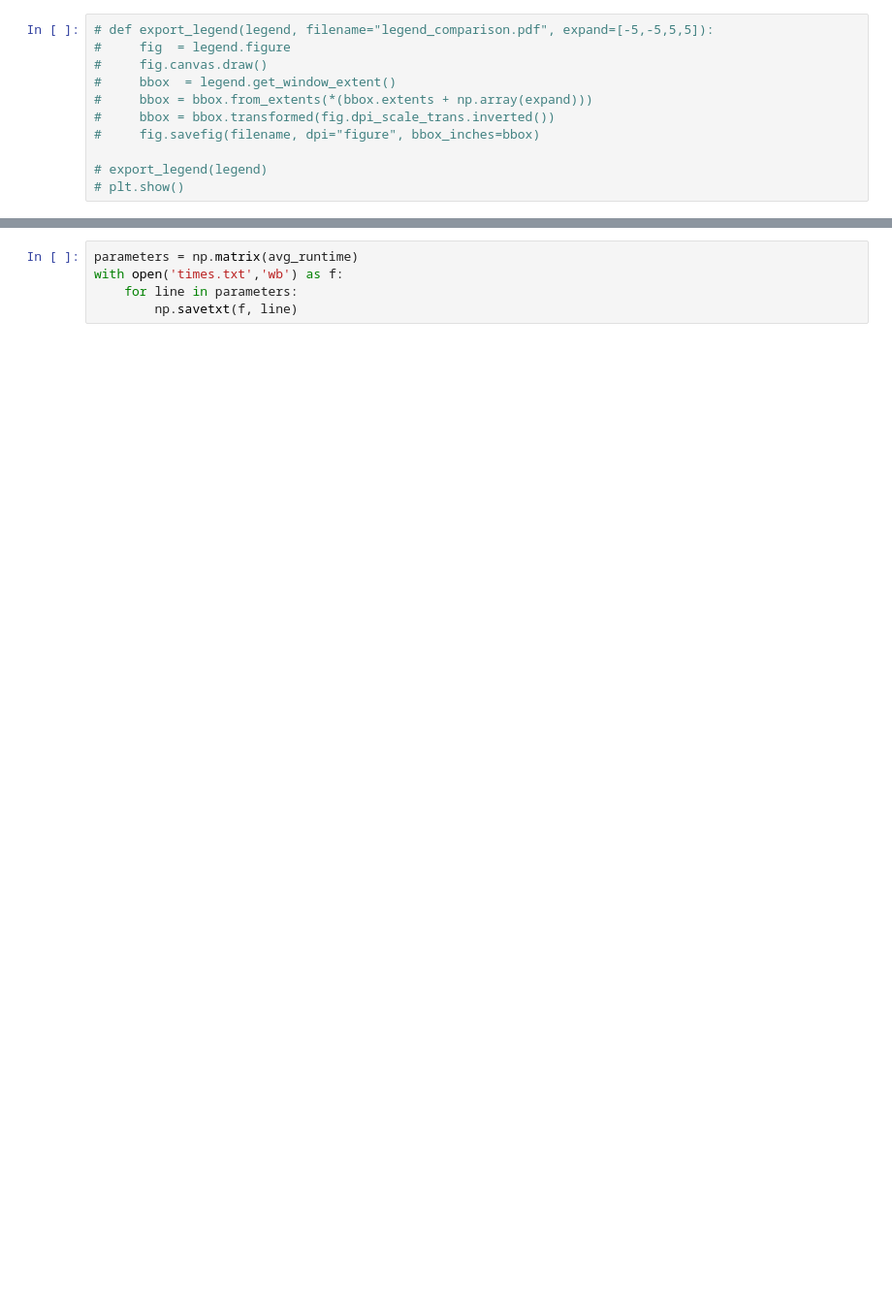
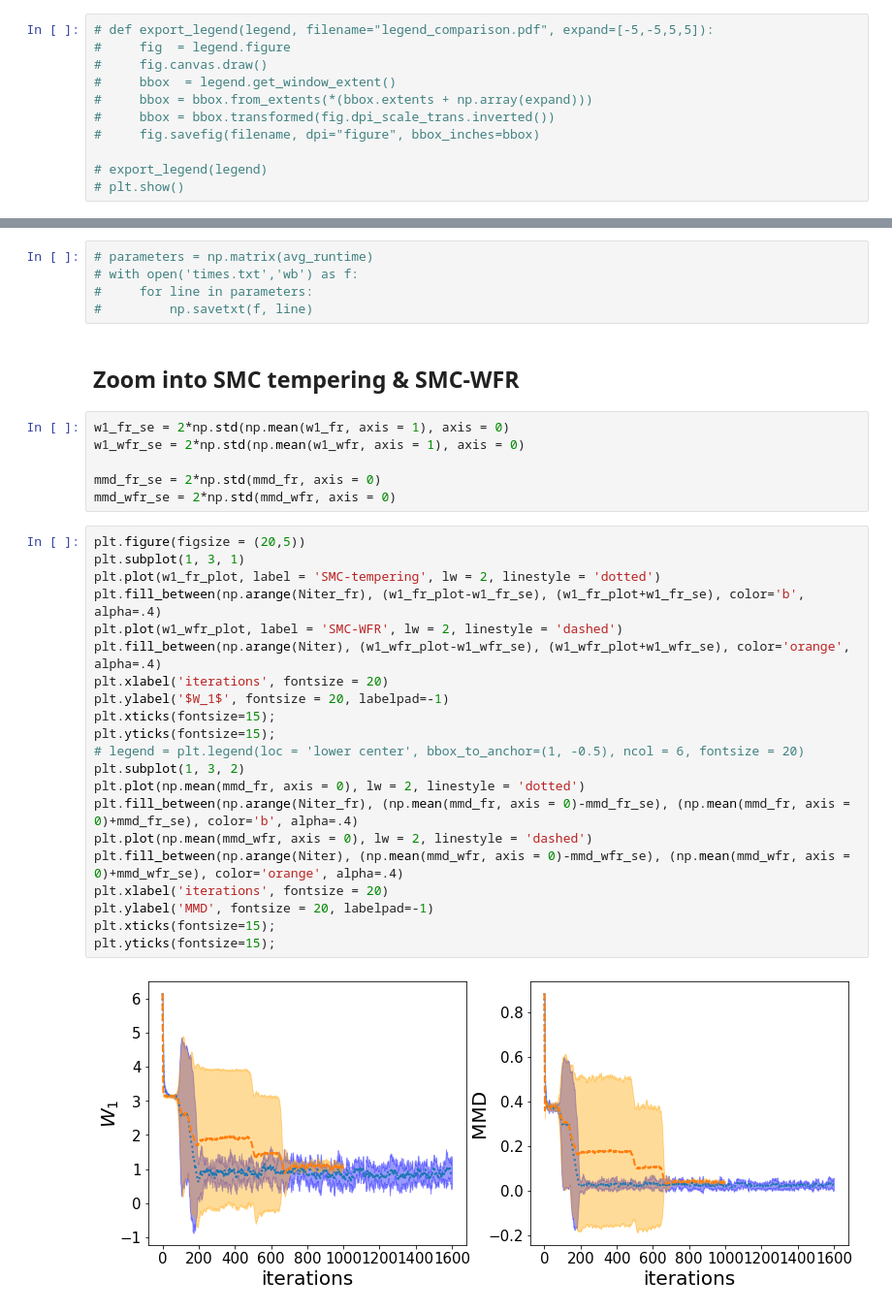
Before and after one commit to FrancescaCrucinio/SMC-WFR, a Jupyter notebook: GaussianMixture/GaussianMixture2D_FlowComparison.ipynb, the cells around one changed output, grey strips where cells are left out. Shown: that part at 97% size. Cells and saved outputs as stored; diff of their text form; blank space fills up the shorter version.

```diff
--- a/GaussianMixture/GaussianMixture2D_FlowComparison.ipynb
+++ b/GaussianMixture/GaussianMixture2D_FlowComparison.ipynb
@@ -415,5 +422,36 @@ with open('w1_smcmala.txt','wb') as f:
 # %%
-parameters = np.matrix(avg_runtime)
-with open('times.txt','wb') as f:
-    for line in parameters:
-        np.savetxt(f, line)
+# parameters = np.matrix(avg_runtime)
+# with open('times.txt','wb') as f:
+#     for line in parameters:
+#         np.savetxt(f, line)
+# %% [markdown]
+## Zoom into SMC tempering & SMC-WFR
+# %%
+w1_fr_se = 2*np.std(np.mean(w1_fr, axis = 1), axis = 0)
+w1_wfr_se = 2*np.std(np.mean(w1_wfr, axis = 1), axis = 0)
+
+mmd_fr_se = 2*np.std(mmd_fr, axis = 0)
+mmd_wfr_se = 2*np.std(mmd_wfr, axis = 0)
+# %%
+plt.figure(figsize = (20,5))
+plt.subplot(1, 3, 1)
+plt.plot(w1_fr_plot, label = 'SMC-tempering', lw = 2, linestyle = 'dotted')
+plt.fill_between(np.arange(Niter_fr), (w1_fr_plot-w1_fr_se), (w1_fr_plot+w1_fr_se), color='b', alpha=.4)
+plt.plot(w1_wfr_plot, label = 'SMC-WFR', lw = 2, linestyle = 'dashed')
+plt.fill_between(np.arange(Niter), (w1_wfr_plot-w1_wfr_se), (w1_wfr_plot+w1_wfr_se), color='orange', alpha=.4)
+plt.xlabel('iterations', fontsize = 20)
+plt.ylabel('$W_1$', fontsize = 20, labelpad=-1)
+plt.xticks(fontsize=15);
+plt.yticks(fontsize=15);
+# legend = plt.legend(loc = 'lower center', bbox_to_anchor=(1, -0.5), ncol = 6, fontsize = 20)
+plt.subplot(1, 3, 2)
+plt.plot(np.mean(mmd_fr, axis = 0), lw = 2, linestyle = 'dotted')
+plt.fill_between(np.arange(Niter_fr), (np.mean(mmd_fr, axis = 0)-mmd_fr_se), (np.mean(mmd_fr, axis = 0)+mmd_fr_se), color='b', alpha=.4)
+plt.plot(np.mean(mmd_wfr, axis = 0), lw = 2, linestyle = 'dashed')
+plt.fill_between(np.arange(Niter), (np.mean(mmd_wfr, axis = 0)-mmd_wfr_se), (np.mean(mmd_wfr, axis = 0)+mmd_wfr_se), color='orange', alpha=.4)
+plt.xlabel('iterations', fontsize = 20)
+plt.ylabel('MMD', fontsize = 20, labelpad=-1)
+plt.xticks(fontsize=15);
+plt.yticks(fontsize=15);
+# %% [output]
+[figure, added]
```
Also changed, not shown: parts of 19 cells of this notebook, 9 other files.
